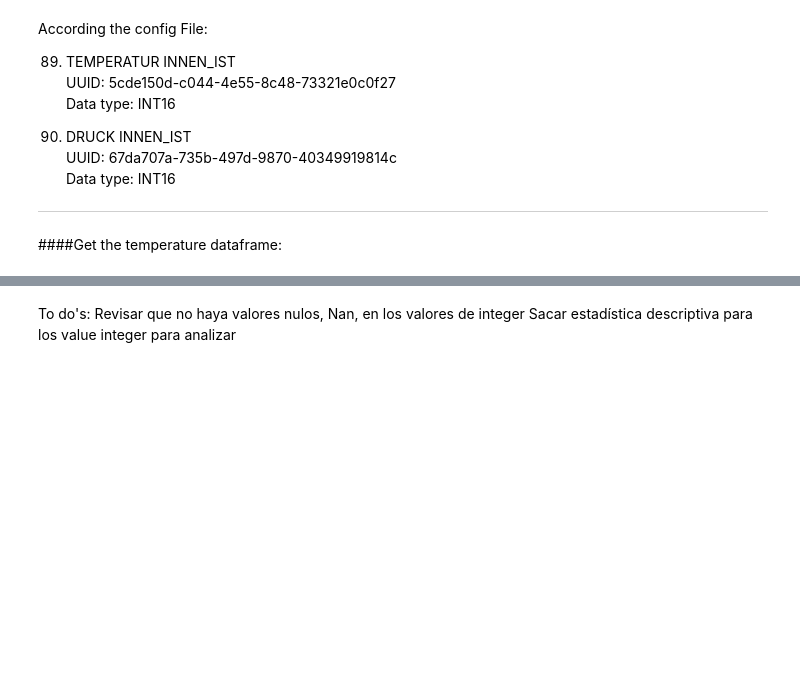
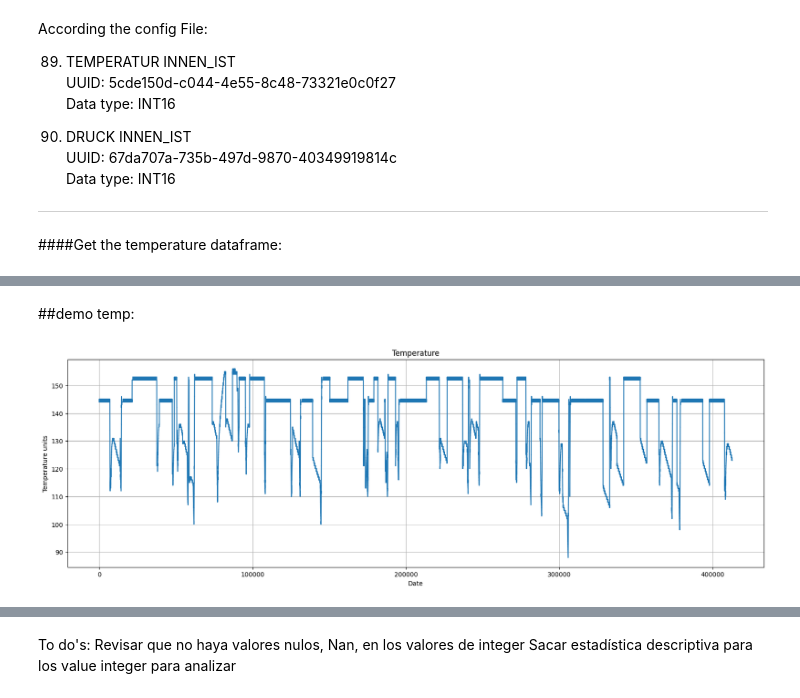
Before and after one commit to emm-gl/Referenz, a Jupyter notebook: cont_challenge.ipynb, the cells around one changed output, grey strips where cells are left out. Saved outputs shown, nothing was run; the diff lists cells and outputs as text; code cells hidden in the pictures; blank space fills up the shorter version.

```diff
--- a/cont_challenge.ipynb
+++ b/cont_challenge.ipynb
@@ -93,8 +84,8 @@ def get_data(file_name, root_dir):
 # %%
-# Define the file name to search for:
-file_name_temperatur = "5cde150d-c044-4e55-8c48-73321e0c0f27"
+# Get the temperature data:
+uuid_temp = "5cde150d-c044-4e55-8c48-73321e0c0f27"
 root_dir = "/content/drive/My Drive/continental_challenge/ct-oesl-hiring-challenge-main/data/machine_data/"
 
-df_temperature = get_data(file_name_temperatur, root_dir)
-df_temperature
+df_temp = get_data(uuid_temp, root_dir)
+df_temp.info()
 # %% [output]
@@ -117,0 +111,11 @@ for file_path in parquet_files:
+# %%
+#Transform timestamp from PLC to date time format:
+
+df_temperature_time = df_temp
+
+#Convert the timestamp "systime" to datetime format in a new column:
+df_temperature_time["system_time"] = df_temperature_time['systime'].apply(lambda x: x / 1e9)
+df_temperature_time["system_time"] = pd.to_datetime(df_temperature_time['system_time'], unit='s')
+
+#add ingestion_date
+df_temperature_time["ingestion_date"] = datetime.now()
@@ -158,12 +177,16 @@ df_temperature_final = df_temperature_filtered[["uuid",
+# %% [markdown]
+##demo temp:
 # %%
 #Plot temperature:
 %matplotlib inline
 
 # Plot a certain column
 plt.figure(figsize=(20, 6))  # Adjust figure size as needed
-plt.plot(df_temperature_final['value_integer'])
+plt.plot(df_temperature['value_integer'])
 plt.xlabel('Date')    # Add label for x-axis
-plt.ylabel('Celcius')    # Add label for y-axis
+plt.ylabel('Temperature units')    # Add label for y-axis
 plt.title('Temperature')# Add title to the plot
 plt.grid(True)                # Add gridlines
 plt.show()                    # Show the plot
+# %% [output]
+[figure, added]
```
Also changed, not shown: parts of 19 cells of this notebook.
